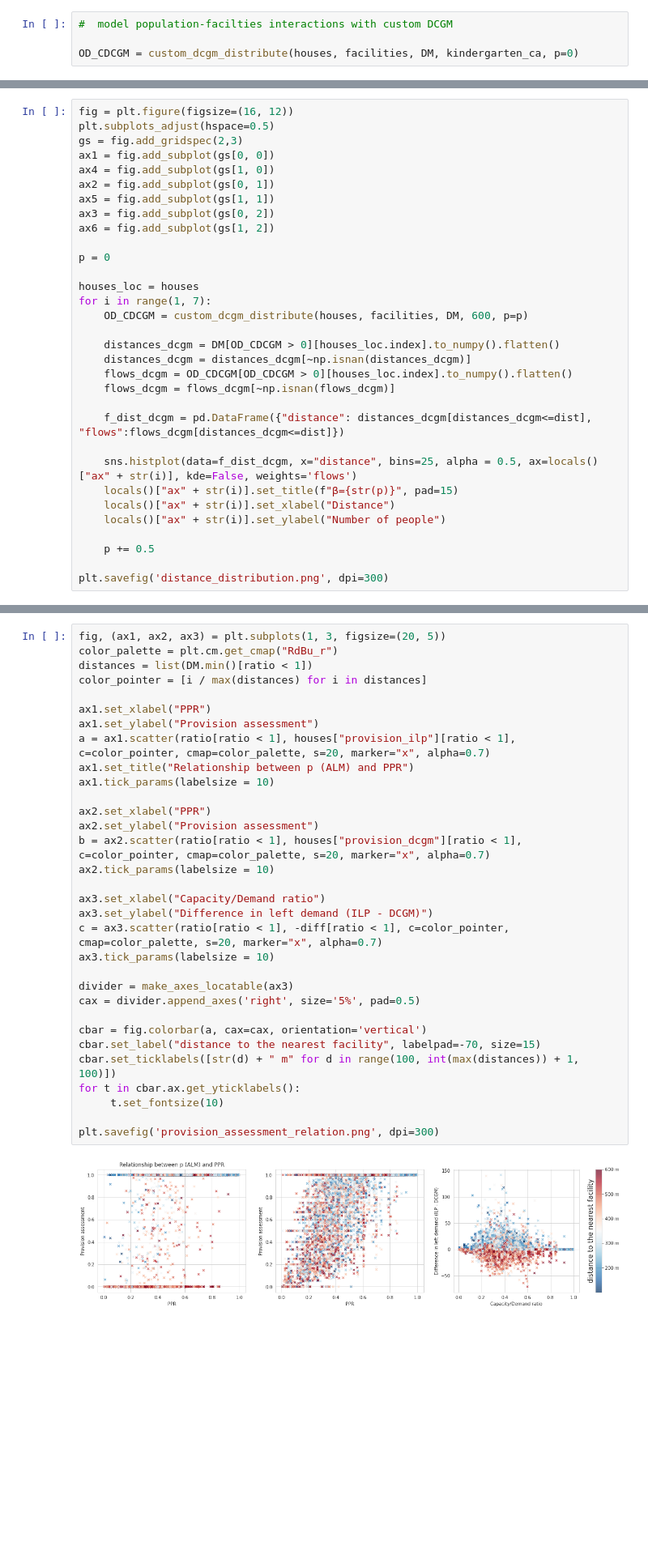
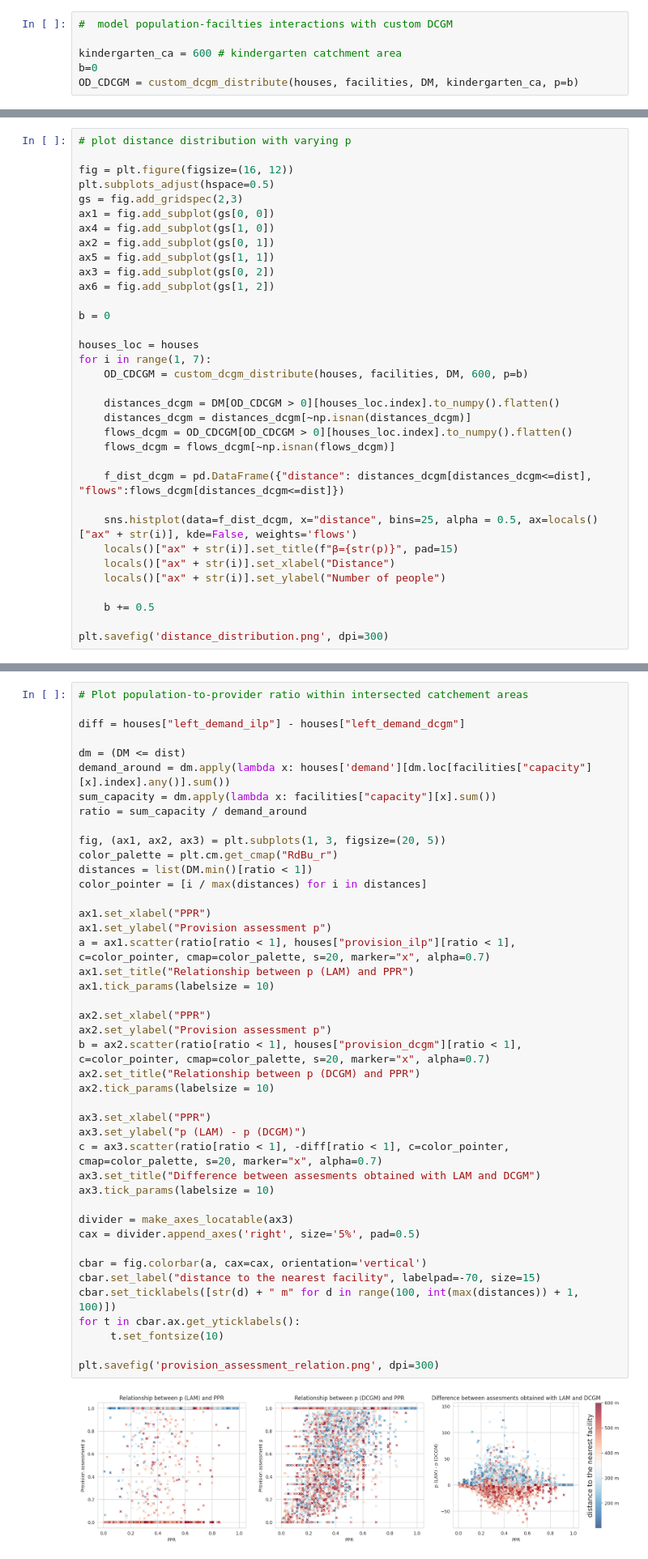
Before and after one commit to RitaMargari/urban-facilities-provision, a Jupyter notebook: main.ipynb, the cells around one changed output, grey strips where cells are left out. Shown at 81% size. Cells and saved outputs as stored; diff of their text form; blank space fills up the shorter version.

```diff
--- a/main.ipynb
+++ b/main.ipynb
@@ -90,7 +91,9 @@ The matrix balancing doesn't converge.
 # %%
 #  model population-facilties interactions with custom DCGM
 
-OD_СDCGM = custom_dcgm_distribute(houses, facilities, DM, kindergarten_ca, p=0)
+kindergarten_ca = 600 # kindergarten catchment area
+b=0
+OD_СDCGM = custom_dcgm_distribute(houses, facilities, DM, kindergarten_ca, p=b)
 # %% [output]
 Flows have been distributed.
 Population left: 14753.0
@@ -223,4 +221,6 @@ plt.savefig('distance_diagrams.png', dpi=300)
 # %%
+# plot distance distribution with varying p
+
 fig = plt.figure(figsize=(16, 12))
 plt.subplots_adjust(hspace=0.5)
 gs = fig.add_gridspec(2,3)
@@ -231,11 +231,11 @@ ax5 = fig.add_subplot(gs[1, 1])
 ax3 = fig.add_subplot(gs[0, 2])
 ax6 = fig.add_subplot(gs[1, 2])
 
-p = 0
+b = 0
 
 houses_loc = houses
 for i in range(1, 7):
-    OD_СDCGM = custom_dcgm_distribute(houses, facilities, DM, 600, p=p)
+    OD_СDCGM = custom_dcgm_distribute(houses, facilities, DM, 600, p=b)
 
     distances_dcgm = DM[OD_СDCGM > 0][houses_loc.index].to_numpy().flatten()
     distances_dcgm = distances_dcgm[~np.isnan(distances_dcgm)]
@@ -249,7 +249,7 @@ for i in range(1, 7):
     locals()["ax" + str(i)].set_xlabel("Distance")
     locals()["ax" + str(i)].set_ylabel("Number of people")
 
-    p += 0.5
+    b += 0.5
 
 plt.savefig('distance_distribution.png', dpi=300)
 # %% [output]
@@ -283,37 +275,48 @@ ratio = sum_capacity / demand_around
 # %%
+# Plot population-to-provider ratio within intersected catchement areas
+
+diff = houses["left_demand_ilp"] - houses["left_demand_dcgm"]
+
+dm = (DM <= dist)
+demand_around = dm.apply(lambda x: houses['demand'][dm.loc[facilities["capacity"][x].index].any()].sum())
+sum_capacity = dm.apply(lambda x: facilities["capacity"][x].sum())
+ratio = sum_capacity / demand_around
+
 fig, (ax1, ax2, ax3) = plt.subplots(1, 3, figsize=(20, 5))
 color_palette = plt.cm.get_cmap("RdBu_r")
 distances = list(DM.min()[ratio < 1])
 color_pointer = [i / max(distances) for i in distances]
 
 ax1.set_xlabel("PPR")
-ax1.set_ylabel("Provision assessment")
+ax1.set_ylabel("Provision assessment p")
 a = ax1.scatter(ratio[ratio < 1], houses["provision_ilp"][ratio < 1], c=color_pointer, cmap=color_palette, s=20, marker="x", alpha=0.7)
-ax1.set_title("Relationship between p (ALM) and PPR")
+ax1.set_title("Relationship between p (LAM) and PPR")
 ax1.tick_params(labelsize = 10)
 
 ax2.set_xlabel("PPR")
-ax2.set_ylabel("Provision assessment")
+ax2.set_ylabel("Provision assessment p")
 b = ax2.scatter(ratio[ratio < 1], houses["provision_dcgm"][ratio < 1], c=color_pointer, cmap=color_palette, s=20, marker="x", alpha=0.7)
+ax2.set_title("Relationship between p (DCGM) and PPR")
 ax2.tick_params(labelsize = 10)
 
-ax3.set_xlabel("Capacity/Demand ratio")
-ax3.set_ylabel("Difference in left demand (ILP - DCGM)")
+ax3.set_xlabel("PPR")
+ax3.set_ylabel("p (LAM) - p (DCGM)")
 c = ax3.scatter(ratio[ratio < 1], -diff[ratio < 1], c=color_pointer, cmap=color_palette, s=20, marker="x", alpha=0.7)
+ax3.set_title("Difference between assesments obtained with LAM and DCGM")
 ax3.tick_params(labelsize = 10)
 
 divider = make_axes_locatable(ax3)
 cax = divider.append_axes('right', size='5%', pad=0.5)
 
 cbar = fig.colorbar(a, cax=cax, orientation='vertical')
 cbar.set_label("distance to the nearest facility", labelpad=-70, size=15)
 cbar.set_ticklabels([str(d) + " m" for d in range(100, int(max(distances)) + 1, 100)])
 for t in cbar.ax.get_yticklabels():
      t.set_fontsize(10)
 
 plt.savefig('provision_assessment_relation.png', dpi=300)
 # %% [output]
-[figure, old version]
+[figure, new version]
 # %%
 # transform dfs to graphs networkx
 
```
Also changed, not shown: parts of 24 cells of this notebook, 1 other file.
